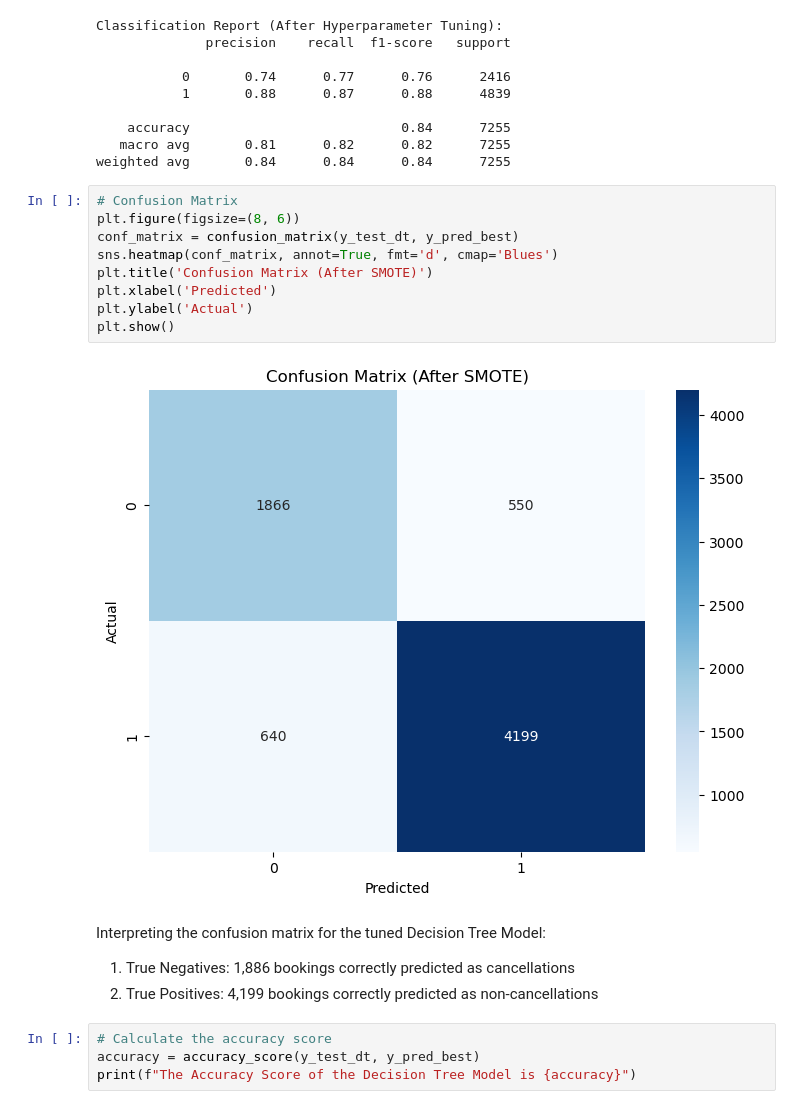
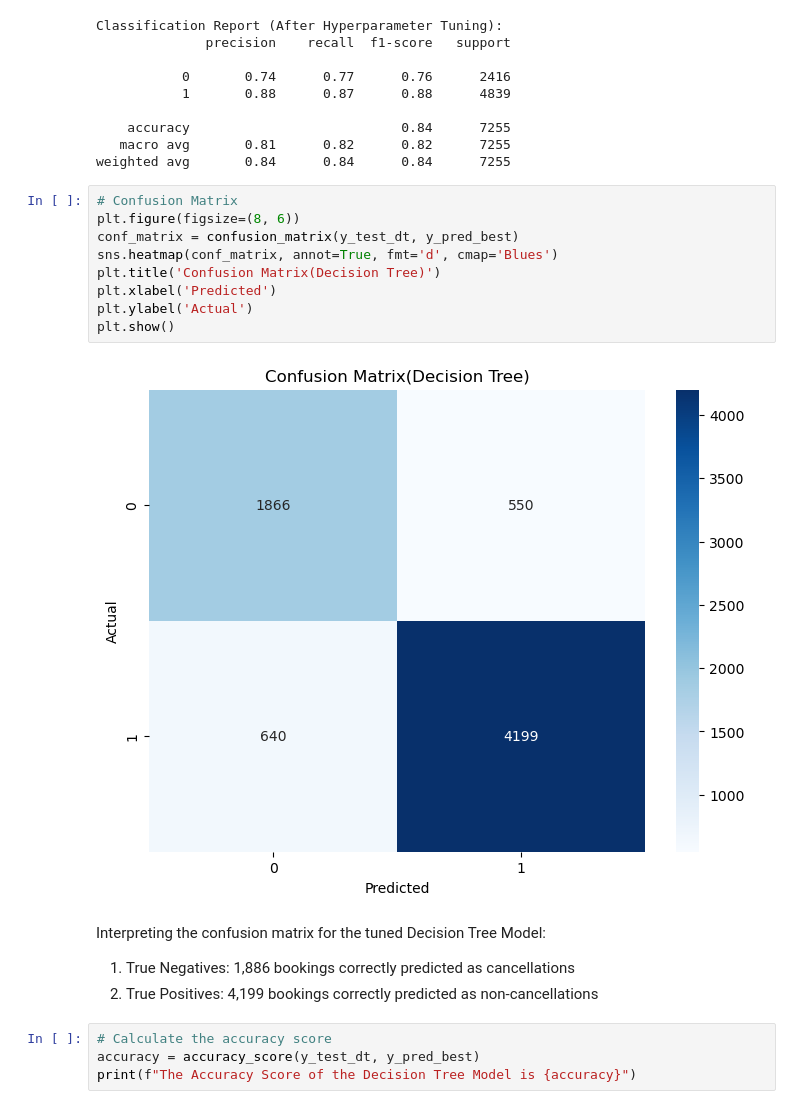
Before and after one commit to James-tech4/JAMES-PHASE-3-DSPT-8-PROJECT, a Jupyter notebook: index.ipynb, the cells around one changed output. Saved outputs shown, nothing was run; the diff lists cells and outputs as text.

```diff
--- a/index.ipynb
+++ b/index.ipynb
@@ -841,18 +841,18 @@ weighted avg       0.84      0.84      0.84      7255
 # %%
 # Confusion Matrix
 plt.figure(figsize=(8, 6))
 conf_matrix = confusion_matrix(y_test_dt, y_pred_best)
 sns.heatmap(conf_matrix, annot=True, fmt='d', cmap='Blues')
-plt.title('Confusion Matrix (After SMOTE)')
+plt.title('Confusion Matrix(Decision Tree)')
 plt.xlabel('Predicted')
 plt.ylabel('Actual')
 plt.show()
 # %% [output]
-[figure, old version]
+[figure, new version]
 # %% [markdown]
 Interpreting the confusion matrix for the tuned Decision Tree Model:
 1. True Negatives: 1,886 bookings correctly predicted as cancellations
-1. True Positives: 4,199 bookings correctly predicted as non-cancellations
+2. True Positives: 4,199 bookings correctly predicted as non-cancellations
 # %%
 # Calculate the accuracy score
 accuracy = accuracy_score(y_test_dt, y_pred_best)
```
Also changed, not shown: parts of 2 cells of this notebook.
